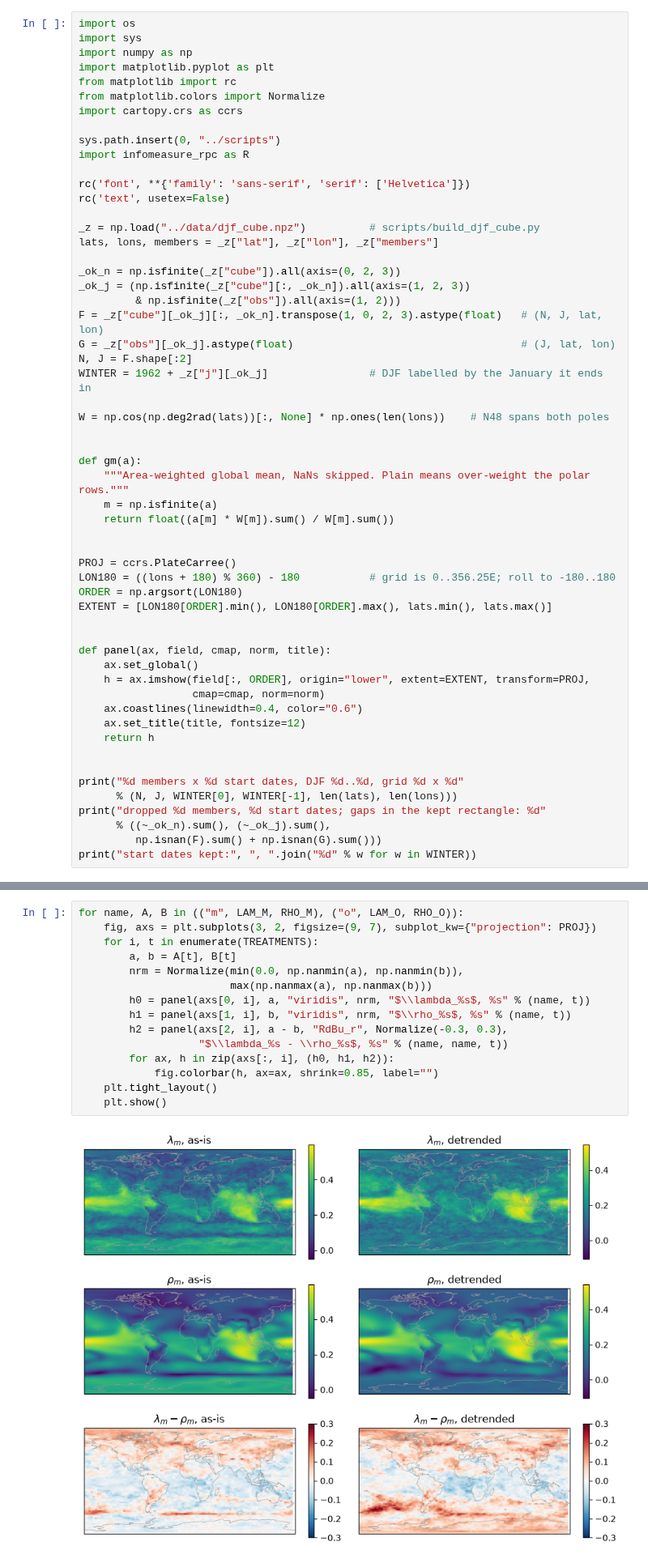
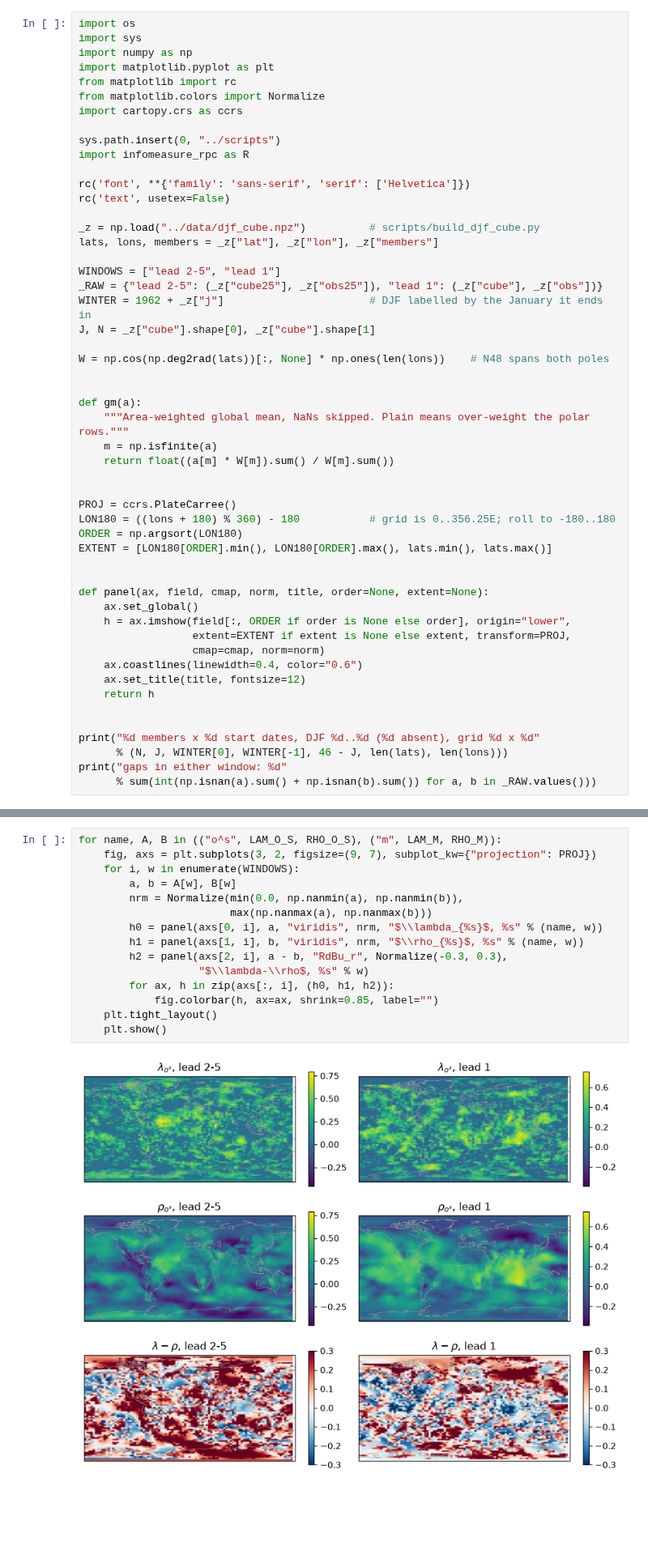
Before and after one commit to jaspercjp/information-snp, a Jupyter notebook: notebooks/granger_lin_djf45.ipynb, the cells around one changed output, grey strips where cells are left out. Shown at 81% size. Saved outputs shown, nothing was run; the diff lists cells and outputs as text; blank space fills up the shorter version.

```diff
--- a/notebooks/granger_lin_djf45.ipynb
+++ b/notebooks/granger_lin_djf45.ipynb
@@ -58,13 +71,10 @@ rc('text', usetex=False)
 _z = np.load("../data/djf_cube.npz")          # scripts/build_djf_cube.py
 lats, lons, members = _z["lat"], _z["lon"], _z["members"]
 
-_ok_n = np.isfinite(_z["cube"]).all(axis=(0, 2, 3))
-_ok_j = (np.isfinite(_z["cube"][:, _ok_n]).all(axis=(1, 2, 3))
-         & np.isfinite(_z["obs"]).all(axis=(1, 2)))
-F = _z["cube"][_ok_j][:, _ok_n].transpose(1, 0, 2, 3).astype(float)   # (N, J, lat, lon)
-G = _z["obs"][_ok_j].astype(float)                                    # (J, lat, lon)
-N, J = F.shape[:2]
-WINTER = 1962 + _z["j"][_ok_j]                # DJF labelled by the January it ends in
+WINDOWS = ["lead 2-5", "lead 1"]
+_RAW = {"lead 2-5": (_z["cube25"], _z["obs25"]), "lead 1": (_z["cube"], _z["obs"])}
+WINTER = 1962 + _z["j"]                       # DJF labelled by the January it ends in
+J, N = _z["cube"].shape[0], _z["cube"].shape[1]
 
 W = np.cos(np.deg2rad(lats))[:, None] * np.ones(len(lons))    # N48 spans both poles
 
@@ -81,19 +91,18 @@ ORDER = np.argsort(LON180)
 EXTENT = [LON180[ORDER].min(), LON180[ORDER].max(), lats.min(), lats.max()]
 
 
-def panel(ax, field, cmap, norm, title):
+def panel(ax, field, cmap, norm, title, order=None, extent=None):
     ax.set_global()
-    h = ax.imshow(field[:, ORDER], origin="lower", extent=EXTENT, transform=PROJ,
+    h = ax.imshow(field[:, ORDER if order is None else order], origin="lower",
+                  extent=EXTENT if extent is None else extent, transform=PROJ,
                   cmap=cmap, norm=norm)
     ax.coastlines(linewidth=0.4, color="0.6")
     ax.set_title(title, fontsize=12)
     return h
 
 
-print("%d members x %d start dates, DJF %d..%d, grid %d x %d"
-      % (N, J, WINTER[0], WINTER[-1], len(lats), len(lons)))
-print("dropped %d members, %d start dates; gaps in the kept rectangle: %d"
-      % ((~_ok_n).sum(), (~_ok_j).sum(),
-         np.isnan(F).sum() + np.isnan(G).sum()))
-print("start dates kept:", ", ".join("%d" % w for w in WINTER))
+print("%d members x %d start dates, DJF %d..%d (%d absent), grid %d x %d"
+      % (N, J, WINTER[0], WINTER[-1], 46 - J, len(lats), len(lons)))
+print("gaps in either window: %d"
+      % sum(int(np.isnan(a).sum() + np.isnan(b).sum()) for a, b in _RAW.values()))
 # %% [output]
@@ -323,17 +362,17 @@ detrended      0.2226  +0.2060   0.1563  +0.0677   +0.882   +0.595     42.2%
 # %%
-for name, A, B in (("m", LAM_M, RHO_M), ("o", LAM_O, RHO_O)):
+for name, A, B in (("o^s", LAM_O_S, RHO_O_S), ("m", LAM_M, RHO_M)):
     fig, axs = plt.subplots(3, 2, figsize=(9, 7), subplot_kw={"projection": PROJ})
-    for i, t in enumerate(TREATMENTS):
-        a, b = A[t], B[t]
+    for i, w in enumerate(WINDOWS):
+        a, b = A[w], B[w]
         nrm = Normalize(min(0.0, np.nanmin(a), np.nanmin(b)),
                         max(np.nanmax(a), np.nanmax(b)))
-        h0 = panel(axs[0, i], a, "viridis", nrm, "$\\lambda_%s$, %s" % (name, t))
-        h1 = panel(axs[1, i], b, "viridis", nrm, "$\\rho_%s$, %s" % (name, t))
+        h0 = panel(axs[0, i], a, "viridis", nrm, "$\\lambda_{%s}$, %s" % (name, w))
+        h1 = panel(axs[1, i], b, "viridis", nrm, "$\\rho_{%s}$, %s" % (name, w))
         h2 = panel(axs[2, i], a - b, "RdBu_r", Normalize(-0.3, 0.3),
-                   "$\\lambda_%s - \\rho_%s$, %s" % (name, name, t))
+                   "$\\lambda-\\rho$, %s" % w)
         for ax, h in zip(axs[:, i], (h0, h1, h2)):
             fig.colorbar(h, ax=ax, shrink=0.85, label="")
     plt.tight_layout()
     plt.show()
 # %% [output]
-[figure, old version]
+[figure, new version]
```
Also changed, not shown: parts of 23 cells of this notebook.
